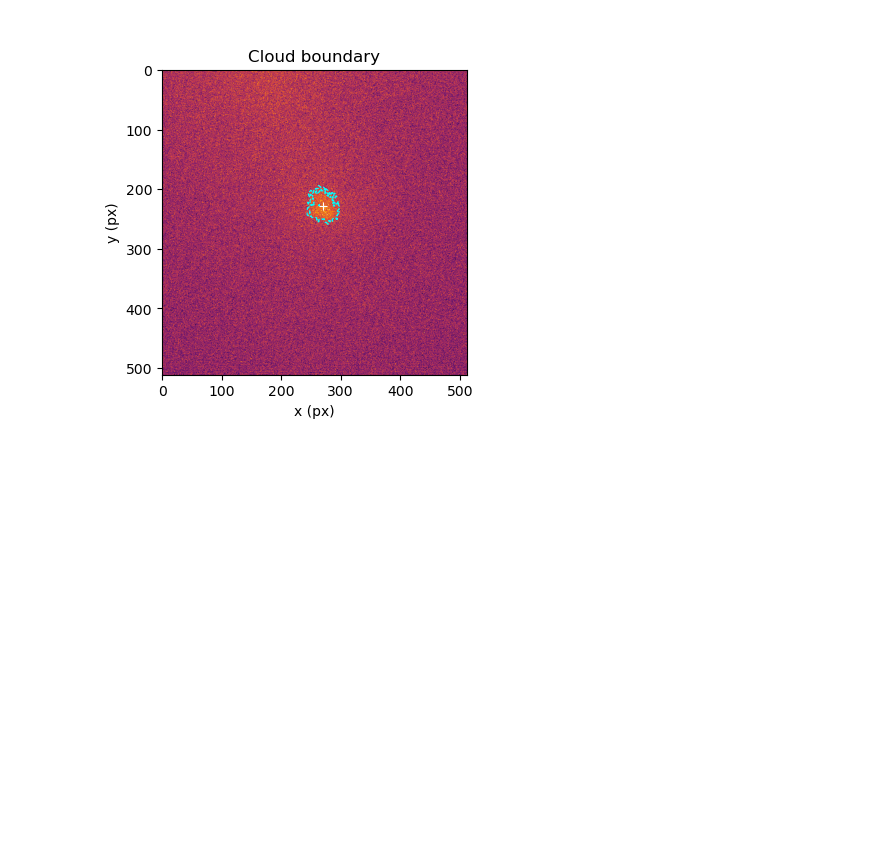
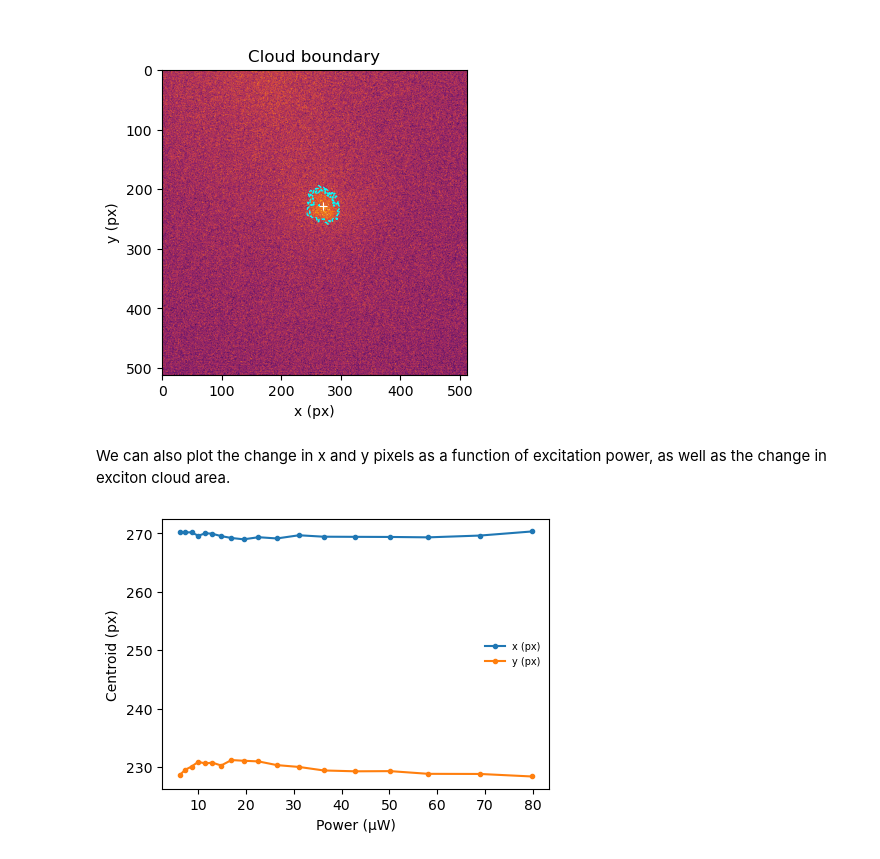
Before and after one commit to brandonlokesy/LANES-TMDC-Optics-Tools, a Jupyter notebook: examples/example_exciton_diffusion_power_scan.ipynb, the cells around one changed output. Saved outputs shown, nothing was run; the diff lists cells and outputs as text; code cells hidden in the pictures; blank space fills up the shorter version.

Commit message:
updated example_exciton_diffusion

```diff
--- a/examples/example_exciton_diffusion_power_scan.ipynb
+++ b/examples/example_exciton_diffusion_power_scan.ipynb
@@ -67,3 +68,9 @@ panels = [
 fig, anim = animate_panels(panels)
 # %% [output]
 [figure]
+# %% [markdown]
+We can also plot the change in x and y pixels as a function of excitation power, as well as the change in exciton cloud area.
+# %%
+fig, ax = plotting.plot_centroid_trajectory(seq, coord="both")
+# %% [output]
+[figure, added]
```
Also changed, not shown: parts of 2 cells of this notebook.
